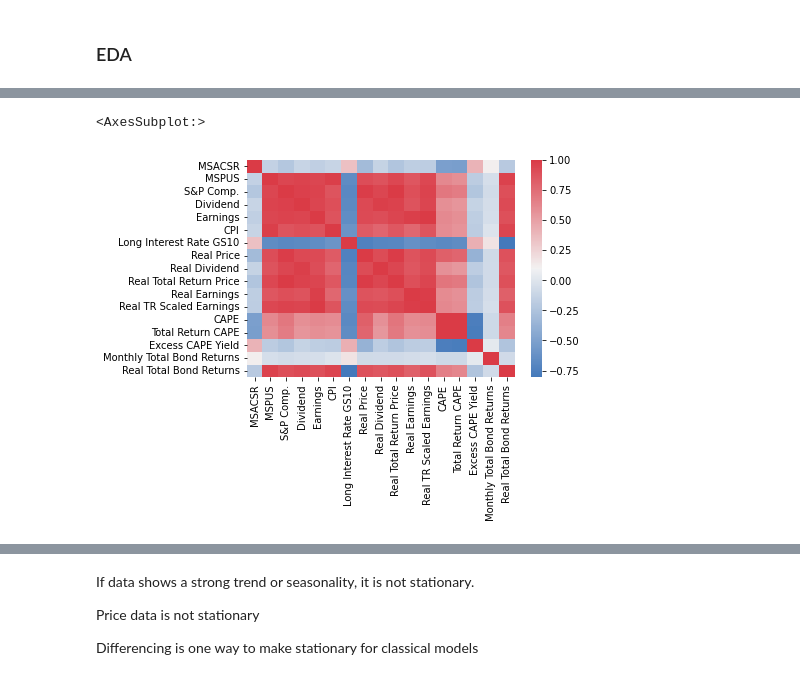
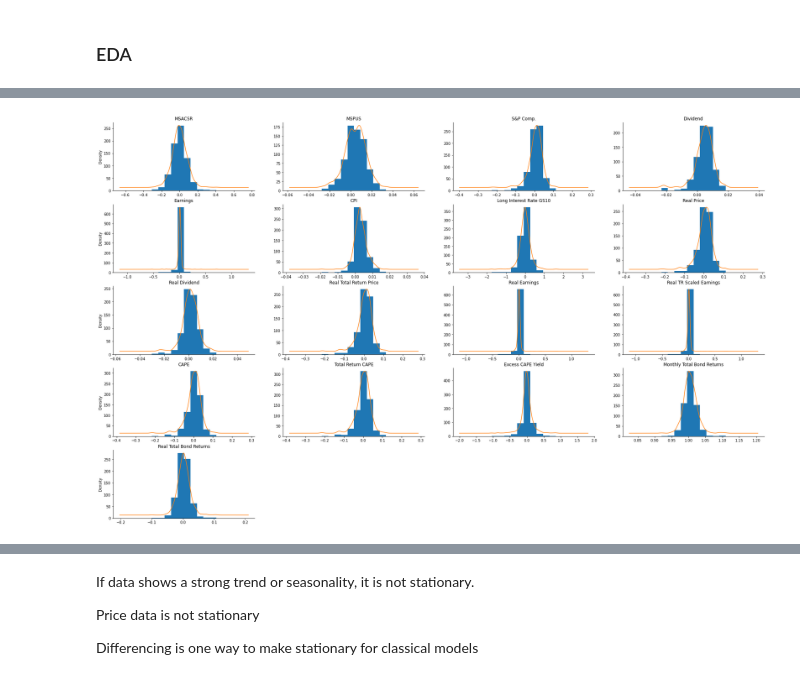
Before and after one commit to hsdistefa/mas-thesis, a Jupyter notebook: EDA.ipynb, the cells around one changed output, grey strips where cells are left out. Saved outputs shown, nothing was run; the diff lists cells and outputs as text; code cells hidden in the pictures.

```diff
--- a/EDA.ipynb
+++ b/EDA.ipynb
@@ -391,0 +457,19 @@ df.head(12)
+# %%
+# Log diff transform data
+
+df_transformed = df.copy()
+df_transformed.set_index('DATE')
+
+for col in df_transformed.columns[1:]:  # Skip DATE column
+    if col in ['Monthly Total Bond Returns',
+               'Long Interest Rate GS10']:
+        continue
+    # Can't take log of negative values
+    # Handle negative values with a mask
+    mask = (df_transformed[col] < 0)
+
+    df_transformed.loc[mask, col] = -np.log(-df_transformed[col][mask]).diff()
+    df_transformed.loc[~mask, col] = np.log(df_transformed[col][~mask]).diff()
+
+df_transformed = df_transformed.dropna()  # Drop first row NA's created by differencing
+df_transformed.info()
@@ -391,0 +494,12 @@ df.head(12)
+# %%
+# Diff long term interest rate
+df_transformed['Long Interest Rate GS10'] = df_transformed['Long Interest Rate GS10'].diff()
+# %%
+# Plot KDE Plots of all features AFTER transforms
+
+plot_all_cols_kde(df_transformed)
+
+plt.savefig('figures/all_trans_features_kdeplot.png', bbox_inches='tight')
+plt.show()
+# %% [output]
+[figure, added]
@@ -392,14 +508,11 @@ df.head(12)
 # %%
-corr = df.corr(method='pearson')
+corr = df.corr(method='kendall')
 cmap = sns.diverging_palette(250, 10, as_cmap=True)
 heatmap = sns.heatmap(corr, cmap=cmap)
 
 heatmap_fig = heatmap.get_figure()
 heatmap_fig.savefig("figures/feature_corr_heatmap.png", bbox_inches='tight')
 heatmap
-# %% [output]
-<AxesSubplot:>
-[figure, removed]
 # %%
 ax = df.plot(x='DATE', y='MSPUS', legend=False)
 ax2 = ax.twinx()
```
Also changed, not shown: parts of 11 cells of this notebook, 5 other files.
